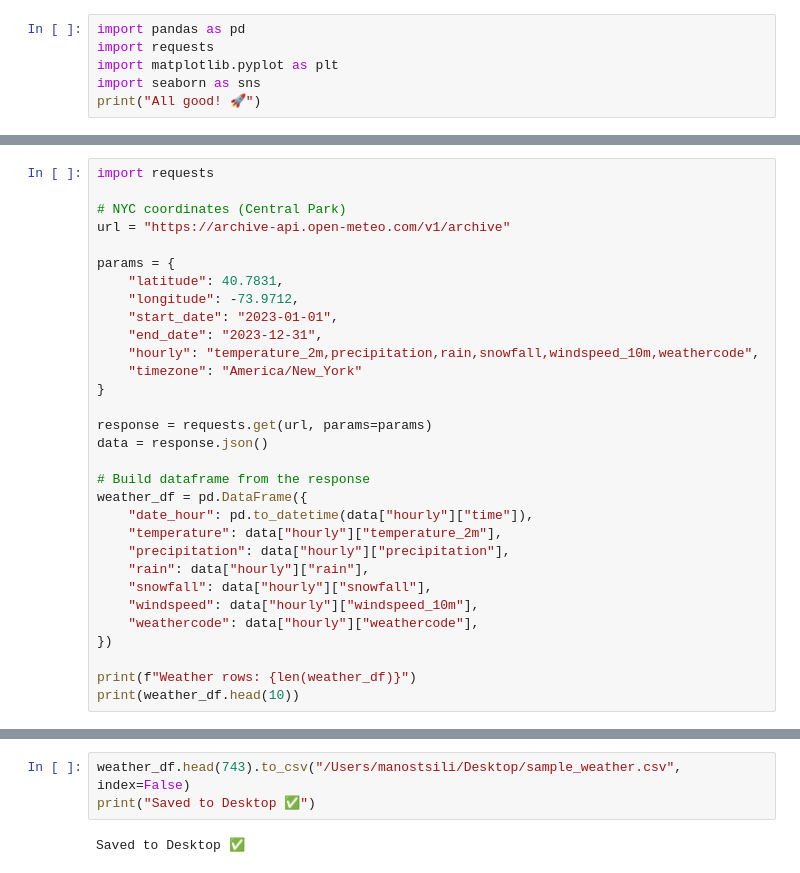
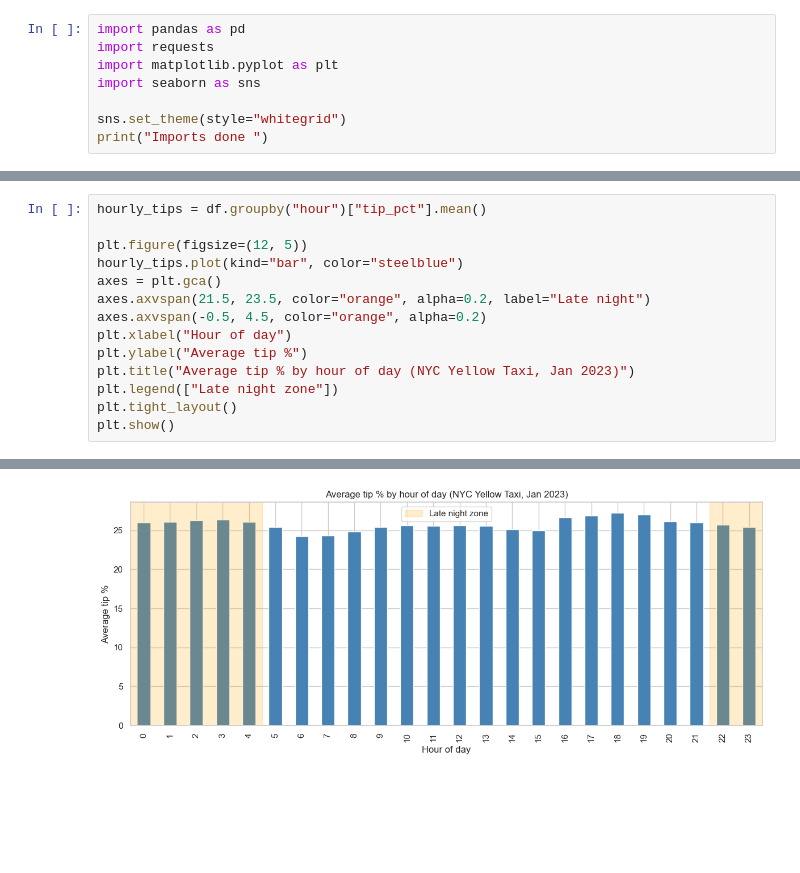
Before and after one commit to tsilii/social_data_final_project, a Jupyter notebook: analysis/analysis_part_a.ipynb, the cells around one changed output, grey strips where cells are left out. Cells and saved outputs as stored; diff of their text form; blank space fills up the shorter version.

```diff
--- a/analysis/analysis_part_a.ipynb
+++ b/analysis/analysis_part_a.ipynb
@@ -3,5 +3,7 @@ import pandas as pd
 import requests
 import matplotlib.pyplot as plt
 import seaborn as sns
-print("All good! 🚀")
+
+sns.set_theme(style="whitegrid")
+print("Imports done ")
 # %% [output]
@@ -60,32 +86,15 @@ Saved to Desktop ✅
 # %%
-import requests
+hourly_tips = df.groupby("hour")["tip_pct"].mean()
 
-# NYC coordinates (Central Park)
-url = "https://archive-api.open-meteo.com/v1/archive"
-
-params = {
-    "latitude": 40.7831,
-    "longitude": -73.9712,
-    "start_date": "2023-01-01",
-    "end_date": "2023-12-31",
-    "hourly": "temperature_2m,precipitation,rain,snowfall,windspeed_10m,weathercode",
-    "timezone": "America/New_York"
-}
-
-response = requests.get(url, params=params)
-data = response.json()
-
-# Build dataframe from the response
-weather_df = pd.DataFrame({
-    "date_hour": pd.to_datetime(data["hourly"]["time"]),
-    "temperature": data["hourly"]["temperature_2m"],
-    "precipitation": data["hourly"]["precipitation"],
-    "rain": data["hourly"]["rain"],
-    "snowfall": data["hourly"]["snowfall"],
-    "windspeed": data["hourly"]["windspeed_10m"],
-    "weathercode": data["hourly"]["weathercode"],
-})
-
-print(f"Weather rows: {len(weather_df)}")
-print(weather_df.head(10))
+plt.figure(figsize=(12, 5))
+hourly_tips.plot(kind="bar", color="steelblue")
+axes = plt.gca()
+axes.axvspan(21.5, 23.5, color="orange", alpha=0.2, label="Late night")
+axes.axvspan(-0.5, 4.5, color="orange", alpha=0.2)
+plt.xlabel("Hour of day")
+plt.ylabel("Average tip %")
+plt.title("Average tip % by hour of day (NYC Yellow Taxi, Jan 2023)")
+plt.legend(["Late night zone"])
+plt.tight_layout()
+plt.show()
 # %% [output]
@@ -109,6 +101,2 @@ Weather rows: 8760
+[figure, added]
-# %%
-weather_df.head(743).to_csv("/Users/manostsili/Desktop/sample_weather.csv", index=False)
-print("Saved to Desktop ✅")
-# %% [output]
-Saved to Desktop ✅
 # %%
```
Also changed, not shown: parts of 8 cells of this notebook.
